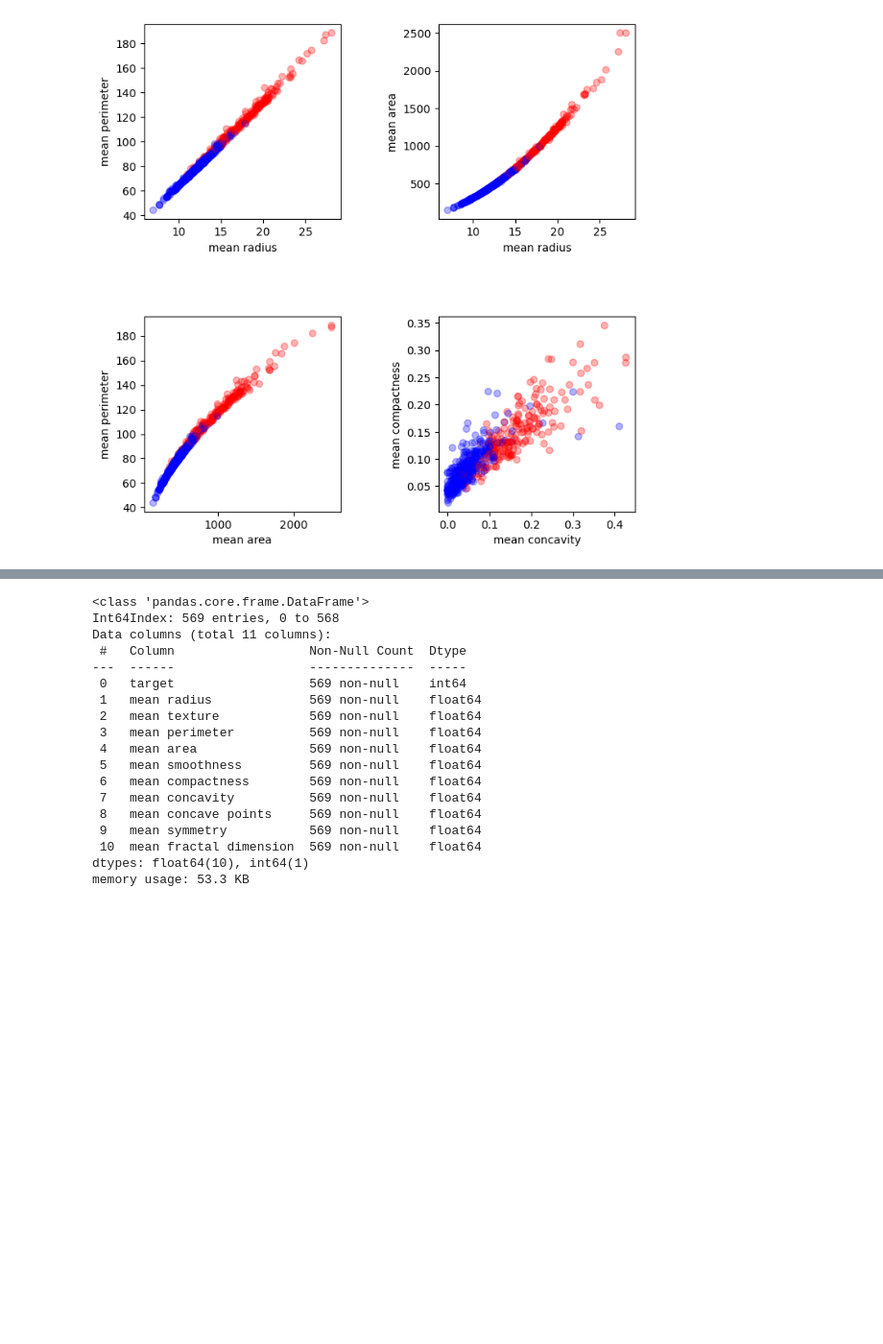
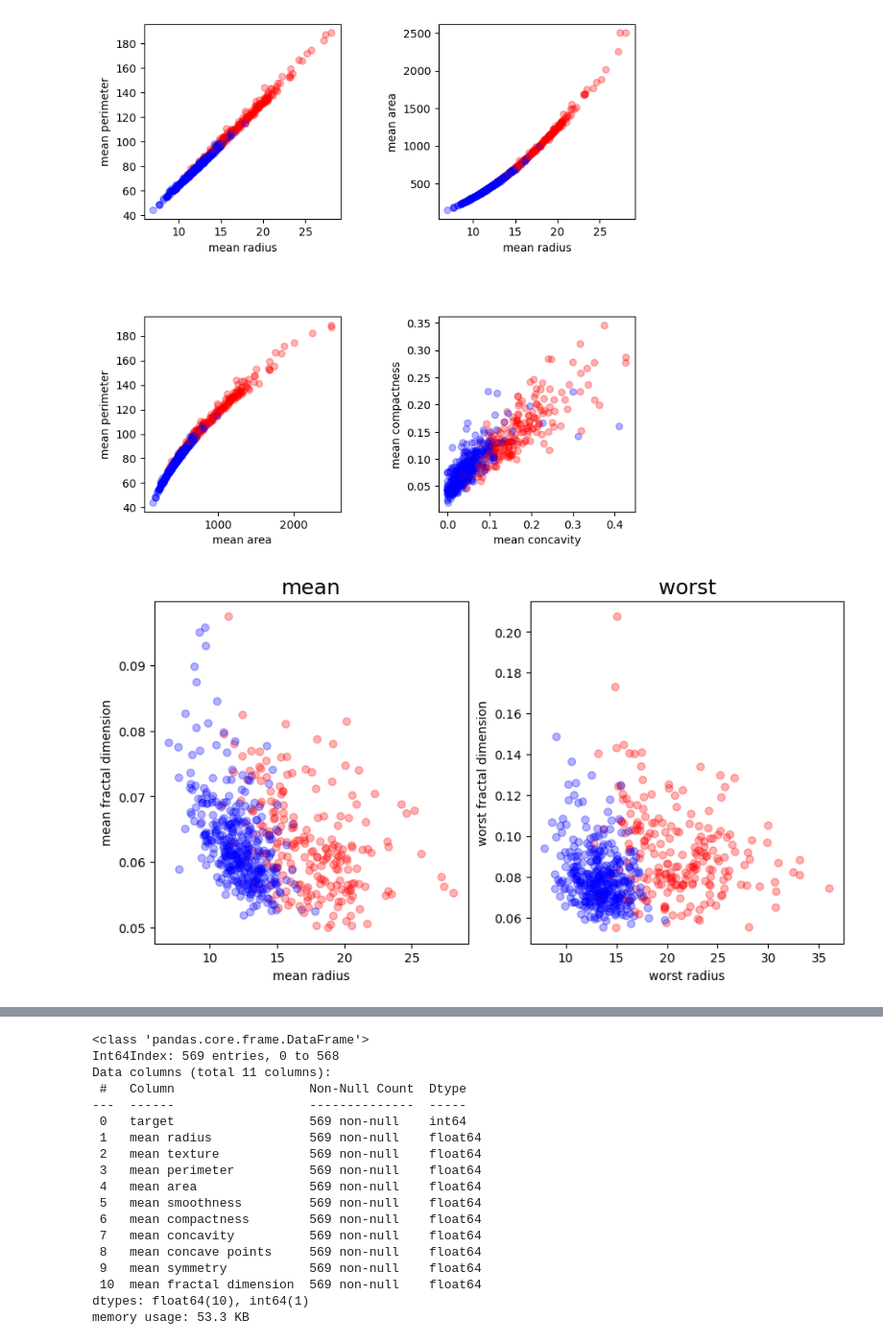
Before and after one commit to lasteperini/SCVIS, a Jupyter notebook: datavis.fede.ipynb, the cells around one changed output, grey strips where cells are left out. Shown at 96% size. Cells and saved outputs as stored; diff of their text form; code cells hidden in the pictures; blank space fills up the shorter version.

```diff
--- a/datavis.fede.ipynb
+++ b/datavis.fede.ipynb
@@ -272,3 +323,23 @@ axs[1,1].set_ylabel('mean compactness')
 fig.subplots_adjust(wspace=0.5, hspace=0.5)
 # %% [output]
 [figure]
+# %%
+#comparazione tra coppie di attributi che risultano avere un grado di correlazione diversa
+#nelle due matrici di correlazione (mean, worst)
+
+plt.style.use('default')
+fig , axs = plt.subplots( nrows=1, ncols=2, figsize= (10,5))
+
+axs[0].scatter("mean radius", "mean fractal dimension", data=data_mean, c=cols, alpha=0.3)
+axs[0].set_xlabel('mean radius')
+axs[0].set_ylabel('mean fractal dimension')
+axs[0].set_title('mean', size=17)
+
+axs[1].scatter("worst radius", "worst fractal dimension", data=data_worst, c=cols, alpha=0.3)
+axs[1].set_xlabel('worst radius')
+axs[1].set_ylabel('worst fractal dimension')
+axs[1].set_title('worst', size=17)
+
+plt.show()
+# %% [output]
+[figure, added]
```
Also changed, not shown: parts of 9 cells of this notebook.
